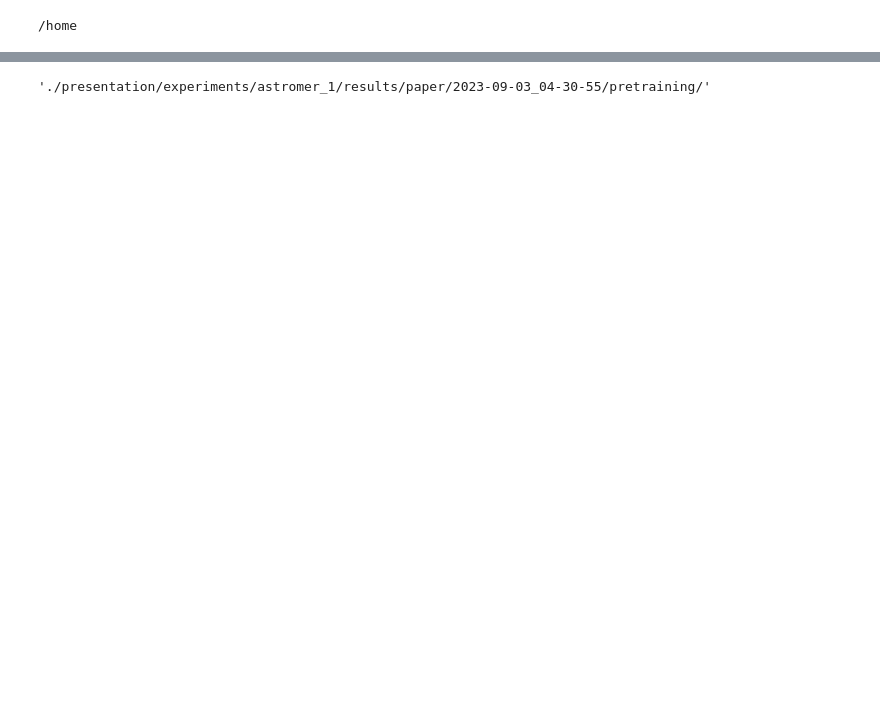
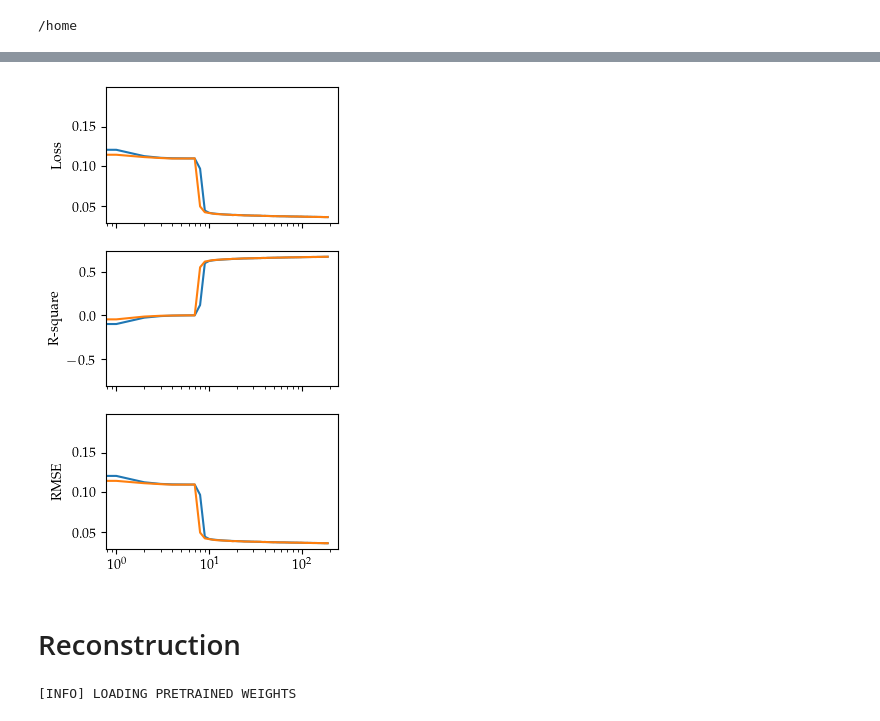
Before and after one commit to cridonoso/astromer, a Jupyter notebook: presentation/experiments/astromer_1/results.ipynb, the cells around one changed output, grey strips where cells are left out. Drawn from its saved outputs; the diff is of its cells as text; code cells hidden in the pictures; blank space fills up the shorter version.

```diff
--- a/presentation/experiments/astromer_1/results.ipynb
+++ b/presentation/experiments/astromer_1/results.ipynb
@@ -4,7 +4,7 @@ cd /home
 /home
 # %%
 import matplotlib.pyplot as plt
-
+import tensorflow as tf
 import pandas as pd
 import numpy as np
 import toml
@@ -13,5 +13,24 @@ import toml
 import glob
 import os
 
+from src.models.astromer_1 import restore_model, predict
+from sklearn.metrics import r2_score, mean_squared_error
+from src.training.utils import train
 from src.utils import get_metrics
+from matplotlib import gridspec
+from src.data import load_data
+
+plt.rcParams.update({
+    "text.usetex": True,
+    "font.family": "sans-serif",
+    "font.sans-serif": ["Helvetica"]})
+# for Palatino and other serif fonts use:
+plt.rcParams.update({
+    "text.usetex": True,
+    "font.family": "serif",
+    "font.serif": ["Palatino"],
+})
+
+%load_ext autoreload
+%autoreload 2
 # %% [output]
@@ -27,33 +45,52 @@ exp_folders
 # %%
-metric_names= ['loss', 'r_square', 'rmse', 'bce', 'accuracy']
+metric_names= ['loss', 'r_square', 'rmse']
+format_metric_name = {
+    'loss':'Loss',
+    'r_square': 'R-square',
+    'rmse': 'RMSE',
+}
 
 rows = []
+fig, axes = plt.subplots(3, 1, figsize=(3, 6), sharex=True)
+axes = axes.flatten()
 for expdir in exp_folders:
     config_path = os.path.join(expdir, 'config.toml')
     log_dir = os.path.join(expdir, 'logs')
 
     with open(config_path, 'r') as f:
         config = toml.load(f)
 
         val_metrics = get_metrics(os.path.join(log_dir, 'validation'),
                                   metric_name='loss')
         best_epoch = val_metrics['value'].astype(float).argmin()
 
 
         for index, metric in enumerate(metric_names):
             try:
                 train_metrics = get_metrics(os.path.join(log_dir, 'train'), metric_name=metric)
                 valid_metrics = get_metrics(os.path.join(log_dir, 'validation'), metric_name=metric)
 
+                axes[index].plot(train_metrics['step'], train_metrics['value'], label='train')
+                axes[index].plot(valid_metrics['step'], valid_metrics['value'], label='validation')
+
+                axes[index].set_xscale('log')
+                axes[index].set_ylabel(format_metric_name[metric])
+
                 config[metric] = np.round(train_metrics.iloc[best_epoch]['value'], 3)
                 config[metric+'_val'] = np.round(valid_metrics.iloc[best_epoch]['value'], 3)
             except:
                 continue
 
         rows.append(pd.Series(config))
 
 results = pd.concat(rows, axis=1).T
+# %% [output]
+[figure, added]
+# %% [markdown]
+# Reconstruction
 # %%
-results['checkpoint'].iloc[1]
+config_path = './presentation/experiments/astromer_1/results/paper/2023-09-03_04-30-55/pretraining/'
+
+astromer, conf = restore_model(config_path)
 # %% [output]
-'./presentation/experiments/astromer_1/results/paper/2023-09-03_04-30-55/pretraining/'
+[INFO] LOADING PRETRAINED WEIGHTS
```
Also changed, not shown: parts of 5 cells of this notebook, 20 other files.
